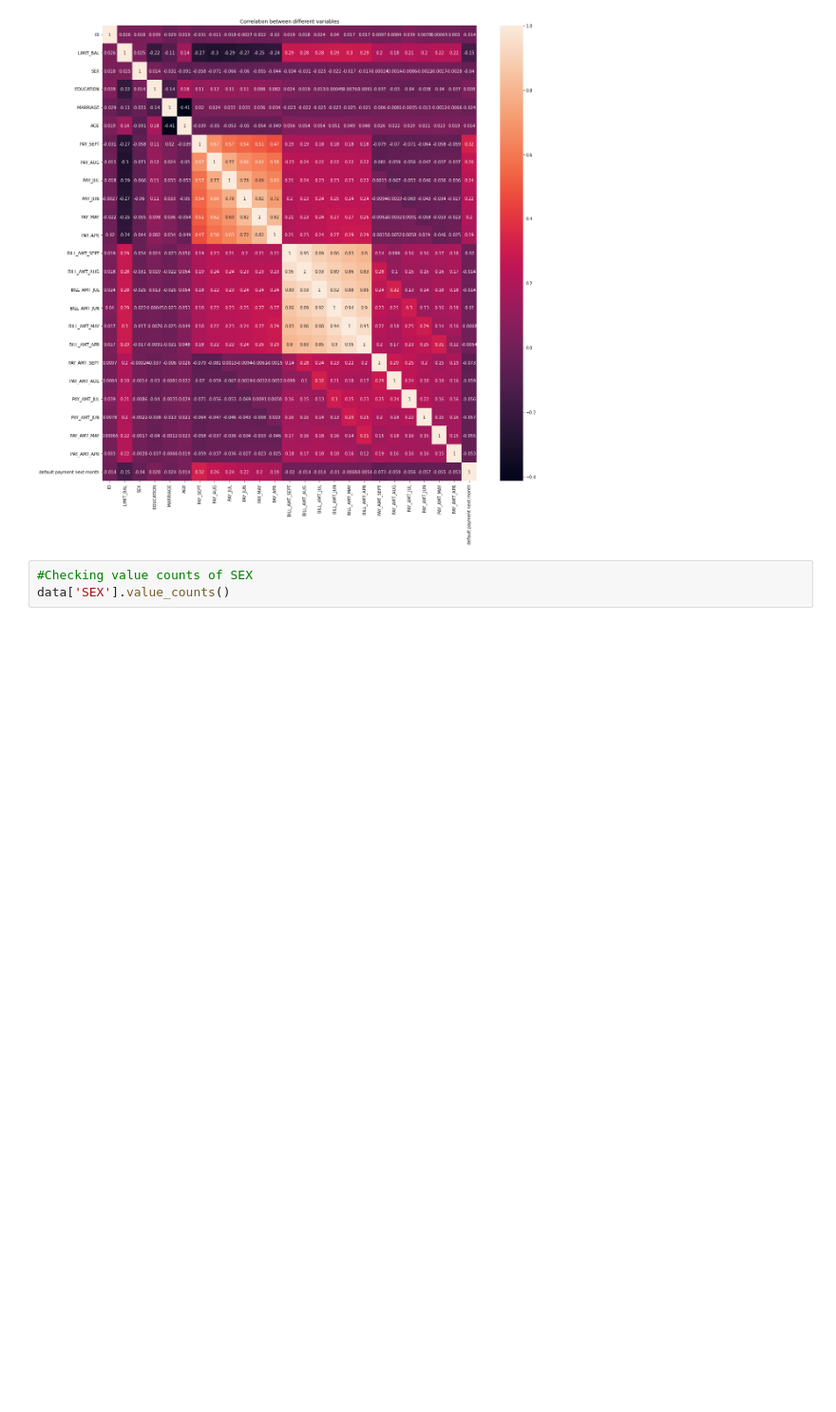
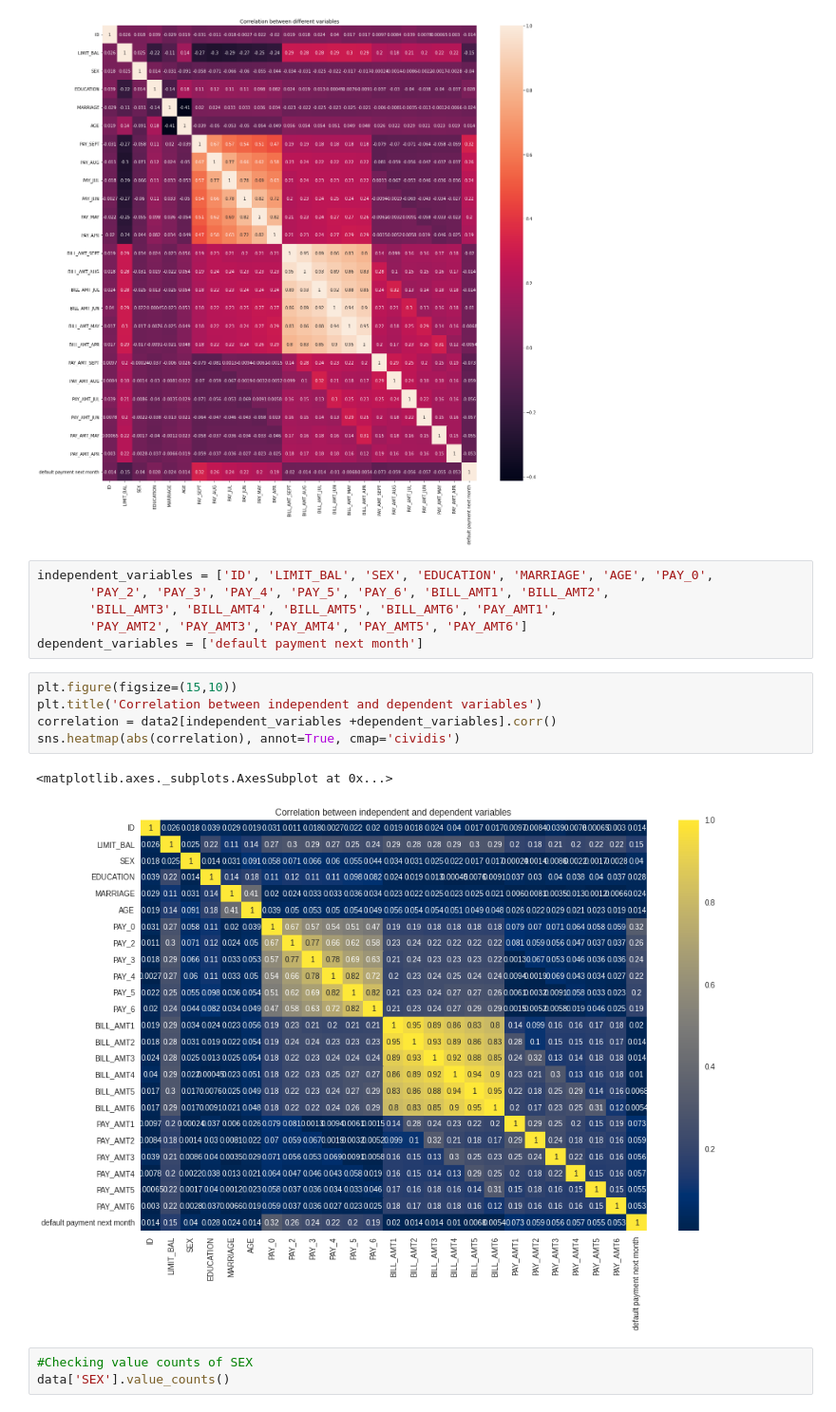
Before and after one commit to bharath967/Credit-Card-Default-Prediction, a Jupyter notebook: Credit_Card_Default_Prediction_Capstone_Project.ipynb, the cells around one changed output. Shown at 95% size. Cells and saved outputs as stored; diff of their text form; blank space fills up the shorter version.

```diff
--- a/Credit_Card_Default_Prediction_Capstone_Project.ipynb
+++ b/Credit_Card_Default_Prediction_Capstone_Project.ipynb
@@ -183,6 +183,20 @@ plt.title('Correlation between different variables')
 # %% [output]
 Text(0.5, 1.0, 'Correlation between different variables')
 [figure]
+# %%
+independent_variables = ['ID', 'LIMIT_BAL', 'SEX', 'EDUCATION', 'MARRIAGE', 'AGE', 'PAY_0',
+       'PAY_2', 'PAY_3', 'PAY_4', 'PAY_5', 'PAY_6', 'BILL_AMT1', 'BILL_AMT2',
+       'BILL_AMT3', 'BILL_AMT4', 'BILL_AMT5', 'BILL_AMT6', 'PAY_AMT1',
+       'PAY_AMT2', 'PAY_AMT3', 'PAY_AMT4', 'PAY_AMT5', 'PAY_AMT6']
+dependent_variables = ['default payment next month']
+# %%
+plt.figure(figsize=(15,10))
+plt.title('Correlation between independent and dependent variables')
+correlation = data2[independent_variables +dependent_variables].corr()
+sns.heatmap(abs(correlation), annot=True, cmap='cividis')
+# %% [output]
+<matplotlib.axes._subplots.AxesSubplot at 0x...>
+[figure, added]
 # %%
 #Checking value counts of SEX
 data['SEX'].value_counts()
```
Also changed, not shown: parts of 2 cells of this notebook.
